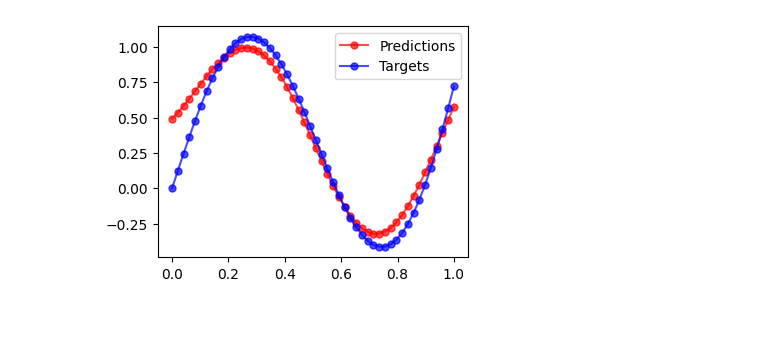
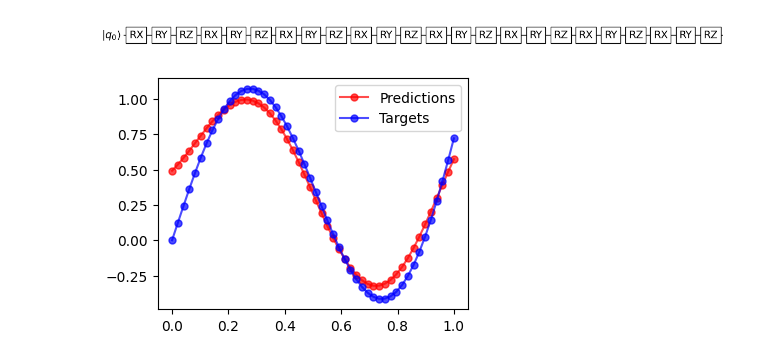
Before and after one commit to qiboteam/qiboml, a Jupyter notebook: tutorials/differentiate_wrt_data.ipynb, the cells around one changed output. Drawn from its saved outputs; the diff is of its cells as text; code cells hidden in the pictures; blank space fills up the shorter version.

```diff
--- a/tutorials/differentiate_wrt_data.ipynb
+++ b/tutorials/differentiate_wrt_data.ipynb
@@ -33,27 +33,91 @@ plt.show()
 # %%
+def integrand_function(x):
+    return x**2 + torch.sin(6 * x)
+
+def integral_function(x):
+    return x**3/3 - torch.cos(6 * x)/6.
+
+x_train = torch.linspace(0, 1, 50, dtype=torch.float64).unsqueeze(1)
+x_train = x_train.clone().detach().requires_grad_(True)
+y_train = integrand_function(x_train)
+
+set_backend("qiboml", platform="pytorch")
+
+nqubits = 1
+
+# Encoding layer
+encoding_circ = PhaseEncoding(
+    nqubits=nqubits,
+    encoding_gate=gates.RX
+)
+
+# Trainable layer
+def trainable_circuit(entanglement=True):
+    trainable_circ  = Circuit(nqubits)
+    for q in range(nqubits):
+        trainable_circ.add(gates.RY(q=q, theta=np.random.randn()))
+        trainable_circ.add(gates.RZ(q=q, theta=np.random.randn()))
+    if nqubits > 1 and entanglement:
+        [trainable_circ.add(gates.CNOT(q%nqubits, (q+1)%nqubits) for q in range(nqubits))]
+    return trainable_circ
+
+# Decoding layer
+decoding_circ = Expectation(
+    nqubits=nqubits,
+    backend=construct_backend("qiboml", platform="pytorch")
+)
+
+# The whole model
+model = QuantumModel(
+    circuit_structure=[
+        encoding_circ,
+        trainable_circuit(entanglement=True),
+        encoding_circ,
+        trainable_circuit(entanglement=True),
+        encoding_circ,
+        trainable_circuit(entanglement=True),
+        encoding_circ,
+        trainable_circuit(entanglement=True),
+        encoding_circ,
+        trainable_circuit(entanglement=True),
+        encoding_circ,
+        trainable_circuit(entanglement=True),
+        encoding_circ,
+        trainable_circuit(entanglement=True),
+        encoding_circ,
+        trainable_circuit(entanglement=True),
+    ],
+    decoding=decoding_circ,
+)
+
+model.draw()
+
+optimizer = optim.Adam(model.parameters(), lr=0.1, betas=(0.99, 0.999))
+criterion = nn.MSELoss()
+
+
 for epoch in range(100):
     optimizer.zero_grad()
 
-    # Forward pass
+    # Forward pass with gradient tracking
     y_pred = torch.stack([model(x) for x in x_train]).squeeze(-1)
 
-    # Compute derivative of y_pred with respect to x_train.
+    # Compute derivative of the output w.r.t input
     grad_outputs = torch.ones_like(y_pred)
     dydx = torch.autograd.grad(
         outputs=y_pred,
         inputs=x_train,
         grad_outputs=grad_outputs,
         create_graph=True,
-        retain_graph=True,  # Keep the graph for further differentiation.
-        only_inputs=True,
-        allow_unused=True,
+        retain_graph=True,
+        only_inputs=True
     )[0]
 
-    # Compute the loss comparing the derivative (dydx) to your target y_train.
+    # Loss comparing derivative prediction (dydx) against integrand function y_train
     loss = criterion(dydx, y_train)
 
-    # Backward pass while retaining the graph so the derivative remains accessible.
-    loss.backward(retain_graph=True)
+    # Backpropagate
+    loss.backward()
     optimizer.step()
 
     if epoch % 10 == 0:
@@ -63,3 +129,4 @@ AttributeError: 'NoneType' object has no attribute 'size'
+[figure, added]
 # %%
 predictions = torch.stack([model(x) for x in x_train])
 y_pred = y_pred.squeeze(-1)
```
Also changed, not shown: parts of 2 cells of this notebook, 1 other file.
